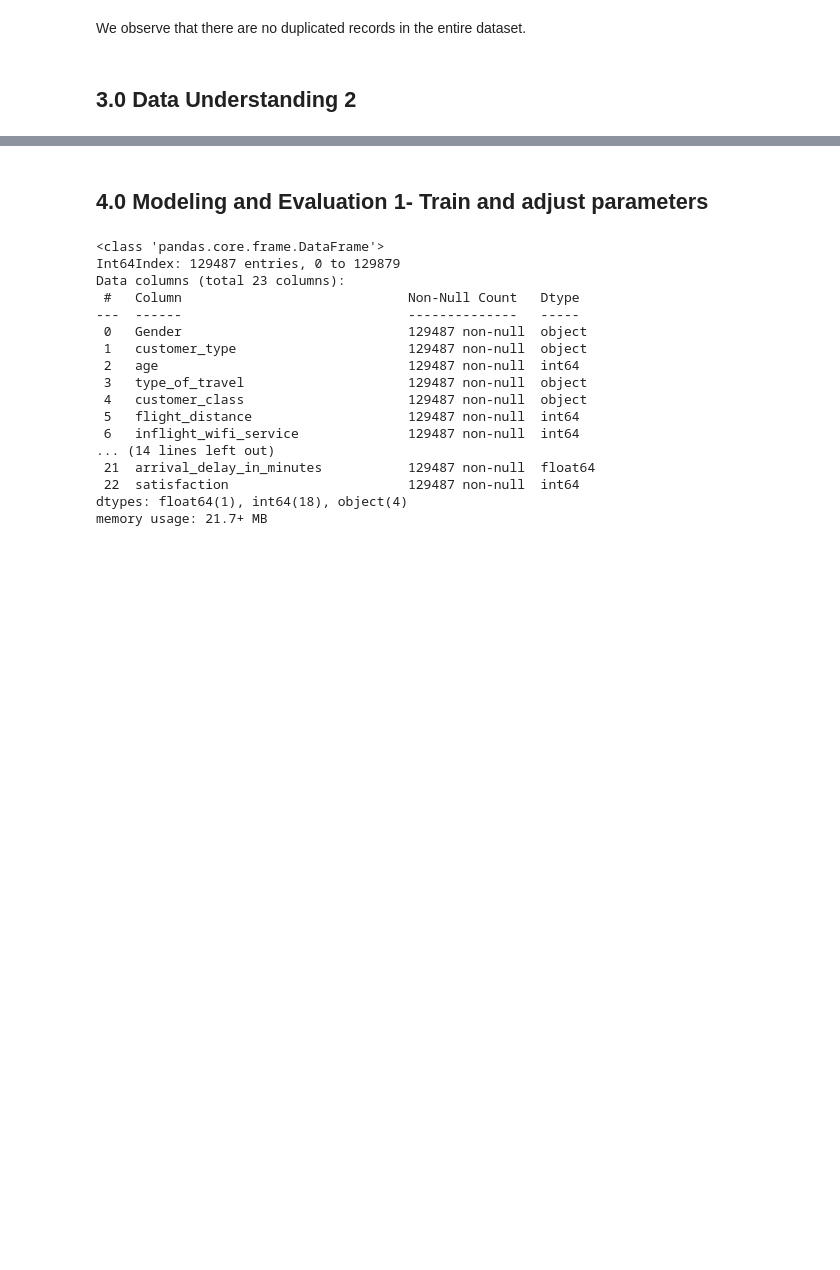
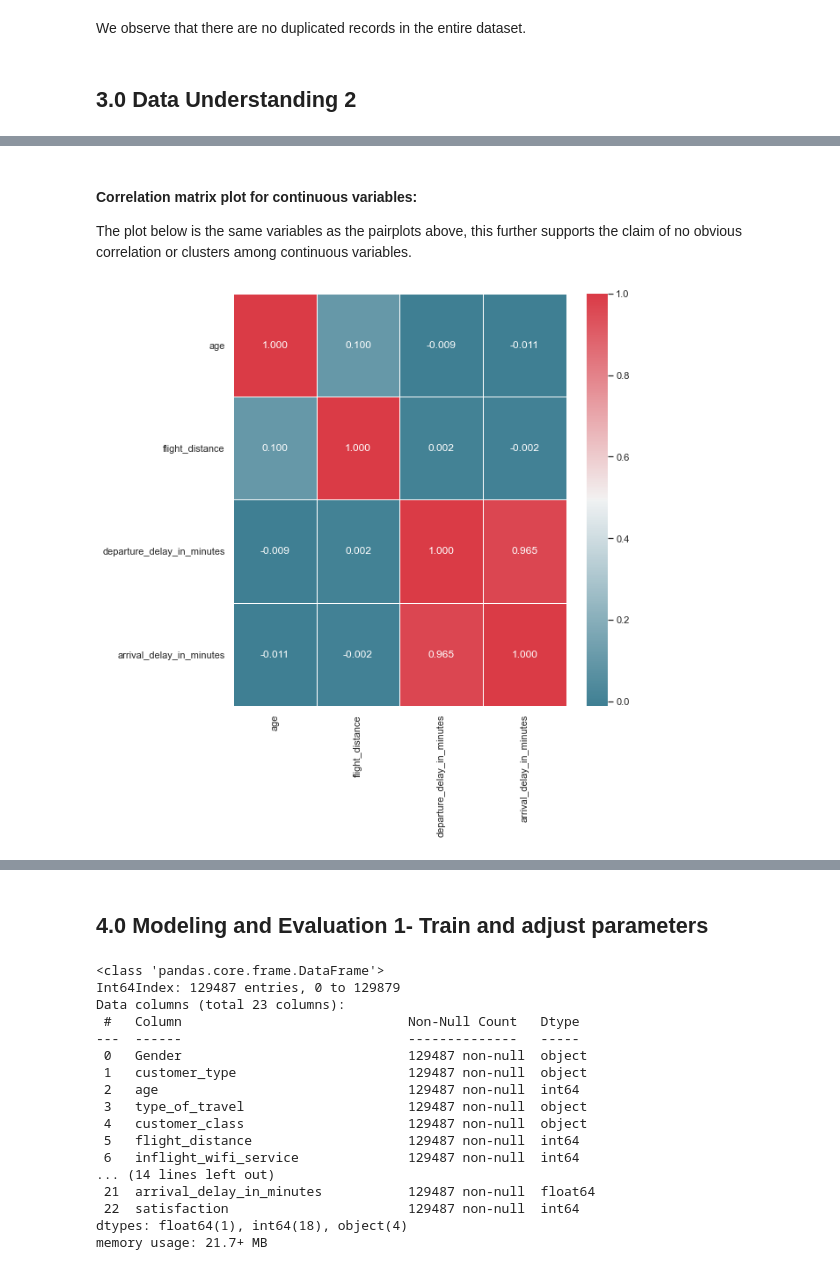
Before and after one commit to wangrenfeng0/Machine-Learning-I, a Jupyter notebook: lab3/Lab 3 Clustering Renfeng Wang with deployment.ipynb, the cells around one changed output, grey strips where cells are left out. Drawn from its saved outputs; the diff is of its cells as text; code cells hidden in the pictures; blank space fills up the shorter version.

```diff
--- a/lab3/Lab 3 Clustering Renfeng Wang with deployment.ipynb
+++ b/lab3/Lab 3 Clustering Renfeng Wang with deployment.ipynb
@@ -308,0 +348,13 @@ We observe that there are no duplicated records in the entire dataset.
+# %% [markdown]
+#### Correlation matrix plot for continuous variables:
+
+The plot below is the same variables as the pairplots above, this further supports the claim of no obvious correlation or clusters among continuous variables.
+# %%
+sns.set(style='darkgrid')
+cmap = sns.diverging_palette(220, 10, as_cmap=True)
+f, ax= plt.subplots(figsize=(9,9))
+
+sns.heatmap(airline_df[airline_continuous_features].corr(),cmap=cmap,annot=True,fmt='.3f',linewidth=.5,ax=ax)
+f.tight_layout()
+# %% [output]
+[figure, added]
```
Also changed, not shown: parts of 6 cells of this notebook.
